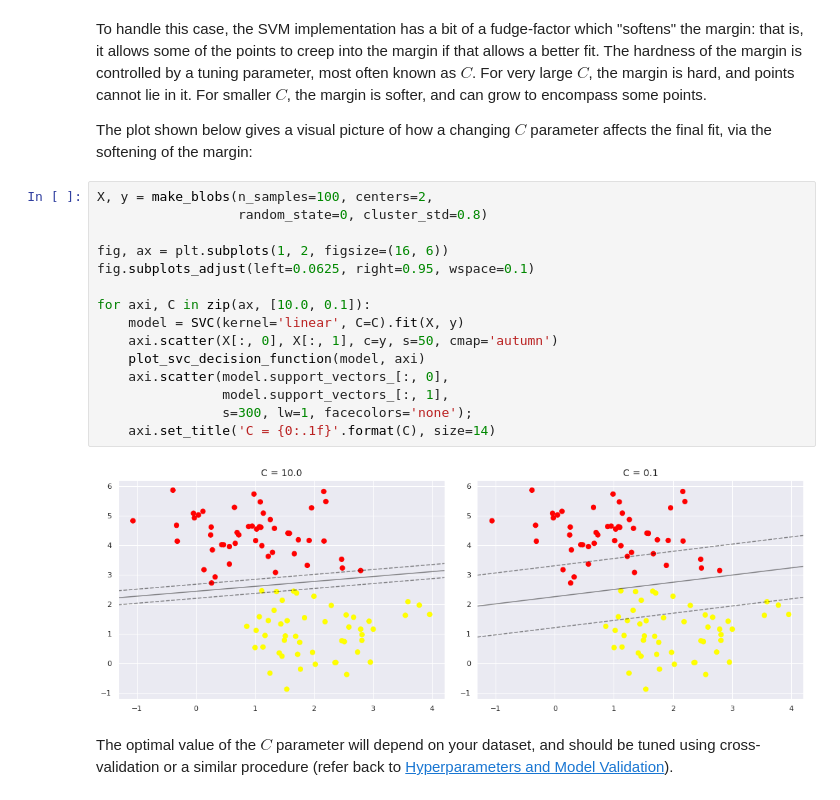
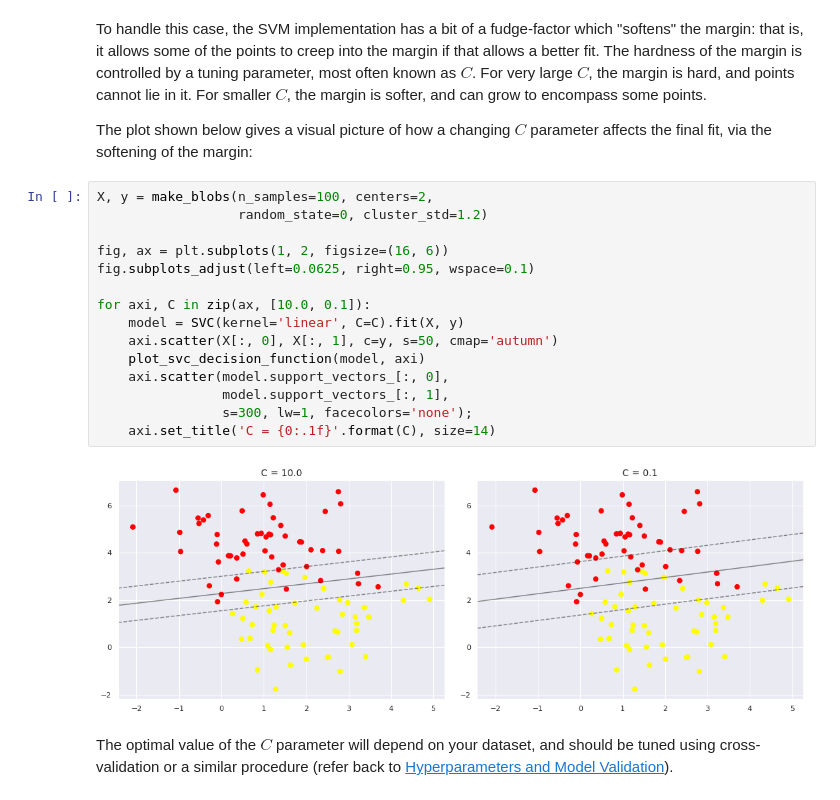
Before and after one commit to lakigigar/Caltech-CS155-2021, a Jupyter notebook: notebooks/Support_Vector_Machines.ipynb, the cells around one changed output. Saved outputs shown, nothing was run; the diff lists cells and outputs as text.

Commit message:
Fixed bug in notebook (cluster_std=1.2) in soft margin example

```diff
--- a/notebooks/Support_Vector_Machines.ipynb
+++ b/notebooks/Support_Vector_Machines.ipynb
@@ -278,21 +278,21 @@ For smaller $C$, the margin is softer, and can grow to encompass some points.
 The plot shown below gives a visual picture of how a changing $C$ parameter affects the final fit, via the softening of the margin:
 # %%
 X, y = make_blobs(n_samples=100, centers=2,
-                  random_state=0, cluster_std=0.8)
+                  random_state=0, cluster_std=1.2)
 
 fig, ax = plt.subplots(1, 2, figsize=(16, 6))
 fig.subplots_adjust(left=0.0625, right=0.95, wspace=0.1)
 
 for axi, C in zip(ax, [10.0, 0.1]):
     model = SVC(kernel='linear', C=C).fit(X, y)
     axi.scatter(X[:, 0], X[:, 1], c=y, s=50, cmap='autumn')
     plot_svc_decision_function(model, axi)
     axi.scatter(model.support_vectors_[:, 0],
                 model.support_vectors_[:, 1],
                 s=300, lw=1, facecolors='none');
     axi.set_title('C = {0:.1f}'.format(C), size=14)
 # %% [output]
-[figure, old version]
+[figure, new version]
 # %% [markdown]
 The optimal value of the $C$ parameter will depend on your dataset, and should be tuned using cross-validation or a similar procedure (refer back to [Hyperparameters and Model Validation](05.03-Hyperparameters-and-Model-Validation.ipynb)).
 # %% [markdown]
```
Also changed, not shown: parts of 7 cells of this notebook.
